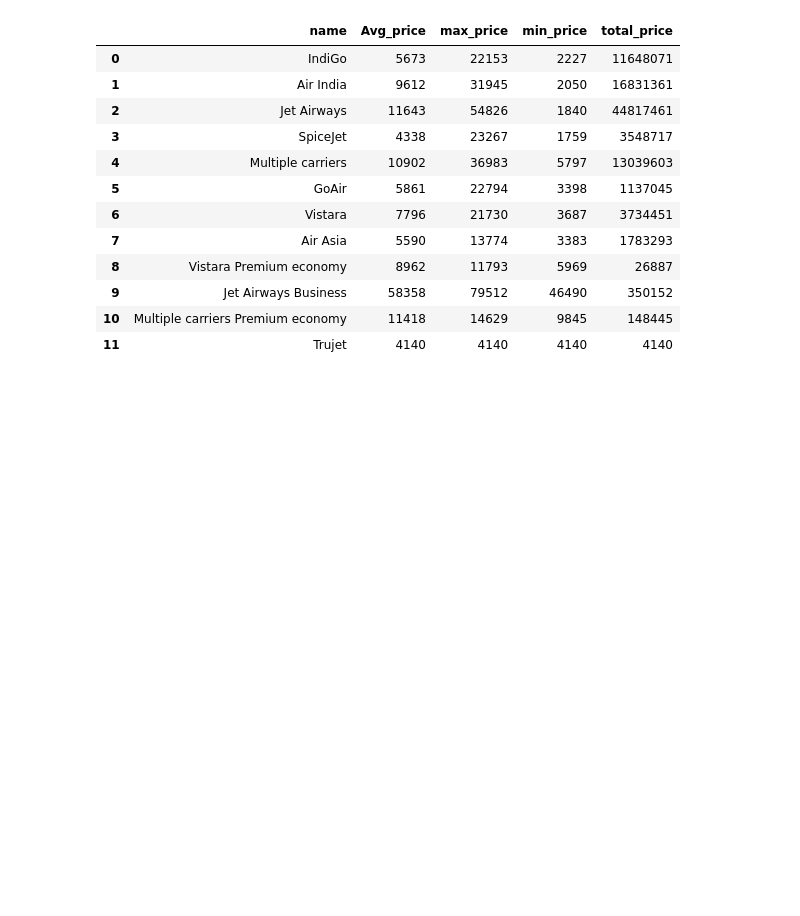
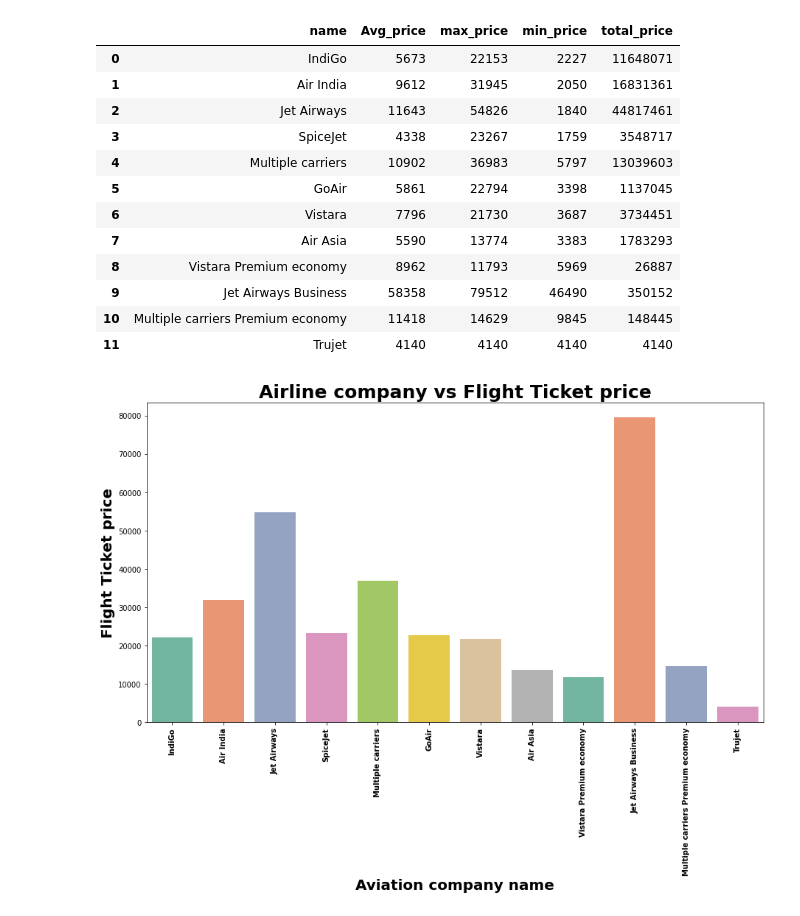
Before and after one commit to chandansinghthakur/flight_price_prediction, a Jupyter notebook: Flight_price_prediction_EDA.ipynb, the cells around one changed output. Cells and saved outputs as stored; diff of their text form; code cells hidden in the pictures; blank space fills up the shorter version.

```diff
--- a/Flight_price_prediction_EDA.ipynb
+++ b/Flight_price_prediction_EDA.ipynb
@@ -311,3 +311,13 @@ df1
 | 9 | Jet Airways Business | 58358 | 79512 | 46490 | 350152 |
 | 10 | Multiple carriers Premium economy | 11418 | 14629 | 9845 | 148445 |
 | 11 | Trujet | 4140 | 4140 | 4140 | 4140 |
+# %%
+plt.figure(figsize=(15,8))
+sns.barplot(x=df1.name, y=df1.max_price, palette = "Set2")
+plt.title('Airline company vs Flight Ticket price', weight='bold', fontsize=25)
+plt.xlabel("Aviation company name", weight='bold',fontsize=20)
+plt.ylabel("Flight Ticket price",weight='bold',fontsize=20)
+plt.xticks(rotation=90,weight='bold')
+plt.show()
+# %% [output]
+[figure, added]
```
